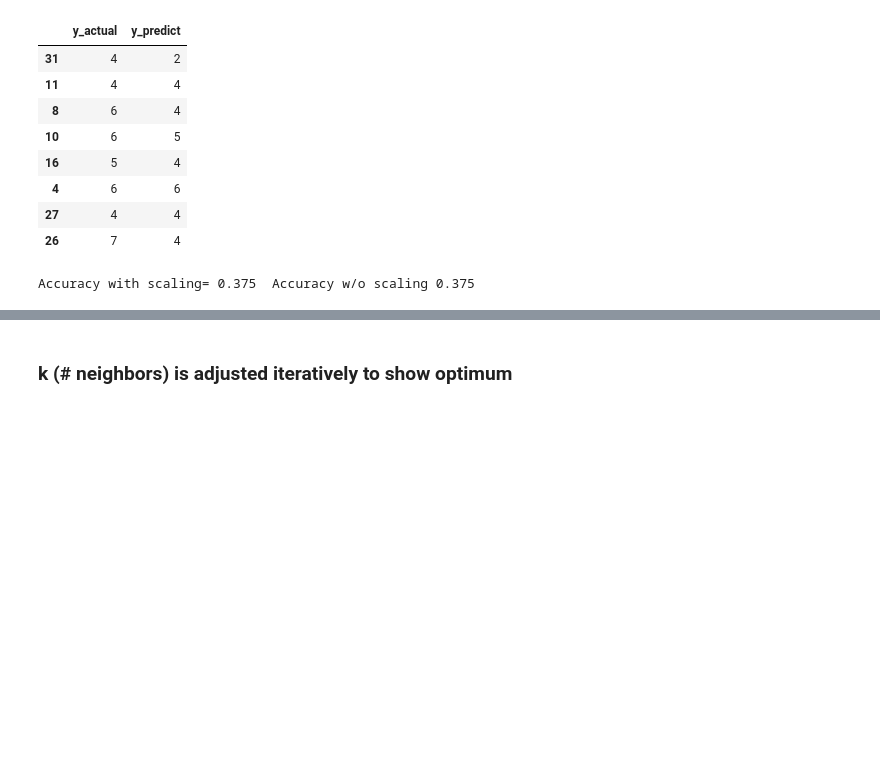
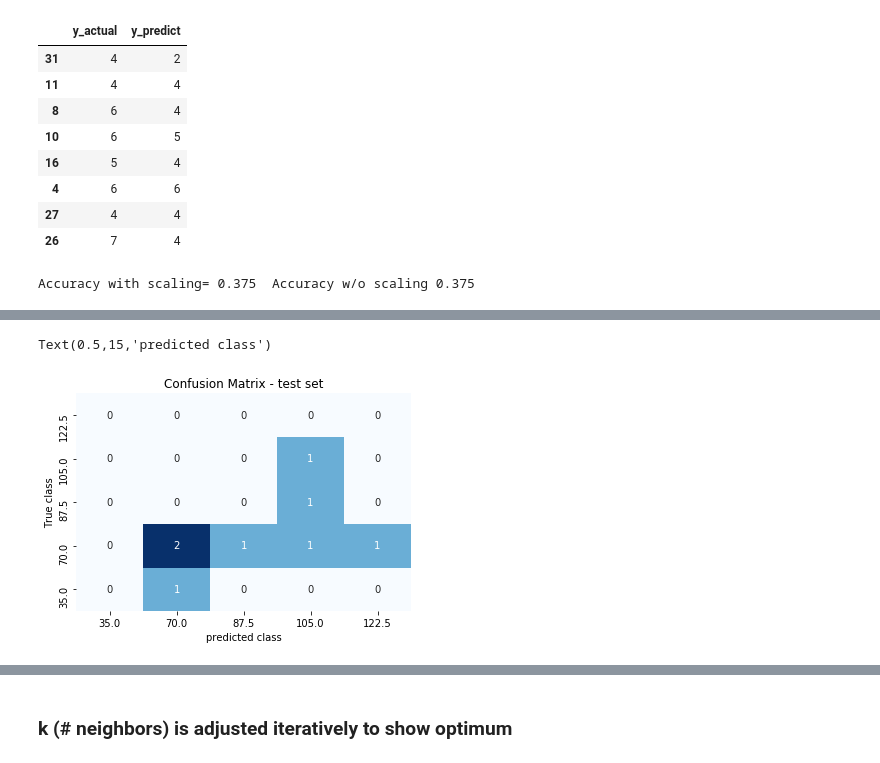
Before and after one commit to Md557/py-datasci, a Jupyter notebook: petroleum well analysis example/petroleum regression, CV, KNN analysis-CFF.ipynb, the cells around one changed output, grey strips where cells are left out. Drawn from its saved outputs; the diff is of its cells as text; code cells hidden in the pictures; blank space fills up the shorter version.

```diff
--- a/petroleum well analysis example/petroleum regression, CV, KNN analysis-CFF.ipynb
+++ b/petroleum well analysis example/petroleum regression, CV, KNN analysis-CFF.ipynb
@@ -1083,0 +1089,15 @@ Text(0.5,15,'predicted class')
+# %%
+indices_float=np.unique(np.concatenate((predict_scale,Y_test)))
+indices=indices_float*(140/num_classes)
+#print(indices)
+matrix=metrics.confusion_matrix(predict_scale,Y_test)
+#display(matrix)
+dataframe=pd.DataFrame(matrix,index=indices,columns=indices)
+conf_matrix=sns.heatmap(dataframe,annot=True,cbar=None,cmap="Blues")
+conf_matrix.invert_yaxis()
+plt.title("Confusion Matrix - test set")
+plt.ylabel("True class")
+plt.xlabel("predicted class")
+# %% [output]
+Text(0.5,15,'predicted class')
+[figure, added]
```
Also changed, not shown: parts of 3 cells of this notebook.
